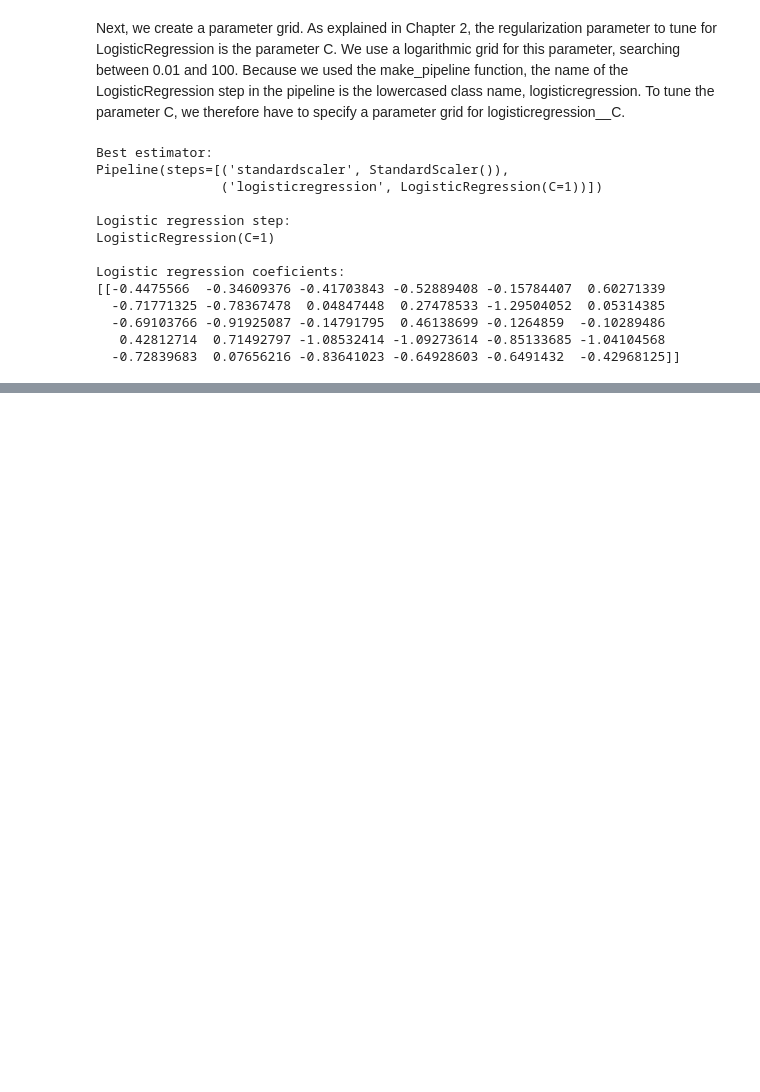
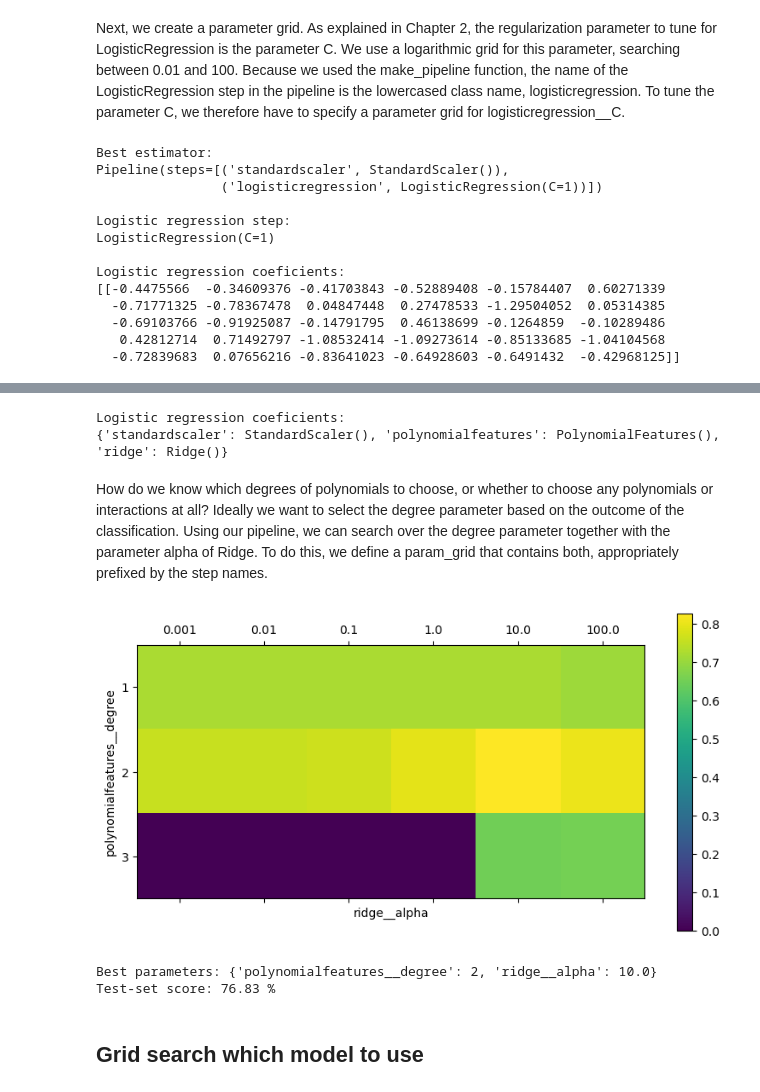
Before and after one commit to WilcoJohn/Progress-ML, a Jupyter notebook: CHP6-AlgorithmChains&Pipelines/6.1Pipelines.ipynb, the cells around one changed output, grey strips where cells are left out. Drawn from its saved outputs; the diff is of its cells as text; code cells hidden in the pictures; blank space fills up the shorter version.

```diff
--- a/CHP6-AlgorithmChains&Pipelines/6.1Pipelines.ipynb
+++ b/CHP6-AlgorithmChains&Pipelines/6.1Pipelines.ipynb
@@ -219,0 +228,40 @@ Logistic regression coeficients:
+# %%
+boston = mglearn.datasets.load_boston();
+
+X_train, X_test, y_train, y_test = sklearn.model_selection.train_test_split(boston.data, boston.target, random_state=0);
+# %%
+pipe = sklearn.pipeline.make_pipeline(sklearn.preprocessing.StandardScaler(),
+                                      sklearn.preprocessing.PolynomialFeatures(),
+                                     sklearn.linear_model.Ridge());
+
+print("Logistic regression coeficients:\n{}\n".format(pipe.named_steps))
+# %% [output]
+Logistic regression coeficients:
+{'standardscaler': StandardScaler(), 'polynomialfeatures': PolynomialFeatures(), 'ridge': Ridge()}
+# %% [markdown]
+How do we know which degrees of polynomials to choose, or whether to choose any polynomials or interactions at all? Ideally we want to select the degree parameter based on the outcome of the classification. Using our pipeline, we can search over the degree parameter together with the parameter alpha of Ridge. To do this, we define a param_grid that contains both, appropriately prefixed by the step names.
+# %%
+param_grid = {  'ridge__alpha' : numpy.logspace(-3,2,6),
+                'polynomialfeatures__degree' : [1, 2, 3]}
+# %%
+grid = sklearn.model_selection.GridSearchCV(pipe, param_grid=param_grid, cv=5, n_jobs=3);
+grid.fit(X_train, y_train);
+# %%
+plt.matshow(grid.cv_results_['mean_test_score'].reshape(3,-1), vmin=0, cmap='viridis');
+plt.xlabel("ridge__alpha");
+plt.ylabel("polynomialfeatures__degree");
+
+plt.xticks(range(len(param_grid['ridge__alpha'])), param_grid['ridge__alpha']);
+plt.yticks(range(len(param_grid['polynomialfeatures__degree'])), param_grid['polynomialfeatures__degree']);
+
+plt.colorbar();
+# %% [output]
+[figure, added]
+# %%
+print("Best parameters: {}".format(grid.best_params_))
+print("Test-set score: {:4.2f} %".format(100*grid.score(X_test, y_test)))
+# %% [output]
+Best parameters: {'polynomialfeatures__degree': 2, 'ridge__alpha': 10.0}
+Test-set score: 76.83 %
+# %% [markdown]
+## Grid search which model to use
```
Also changed, not shown: parts of 13 cells of this notebook.
